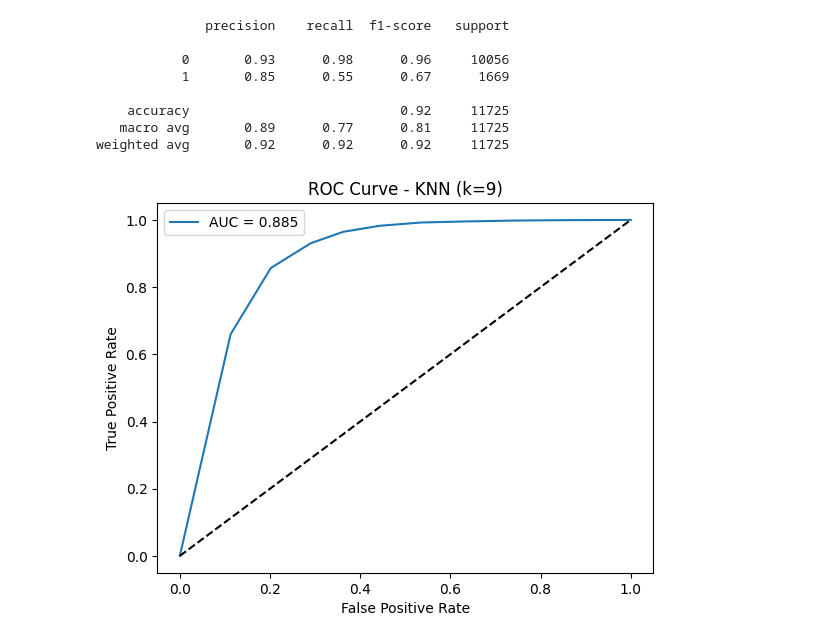
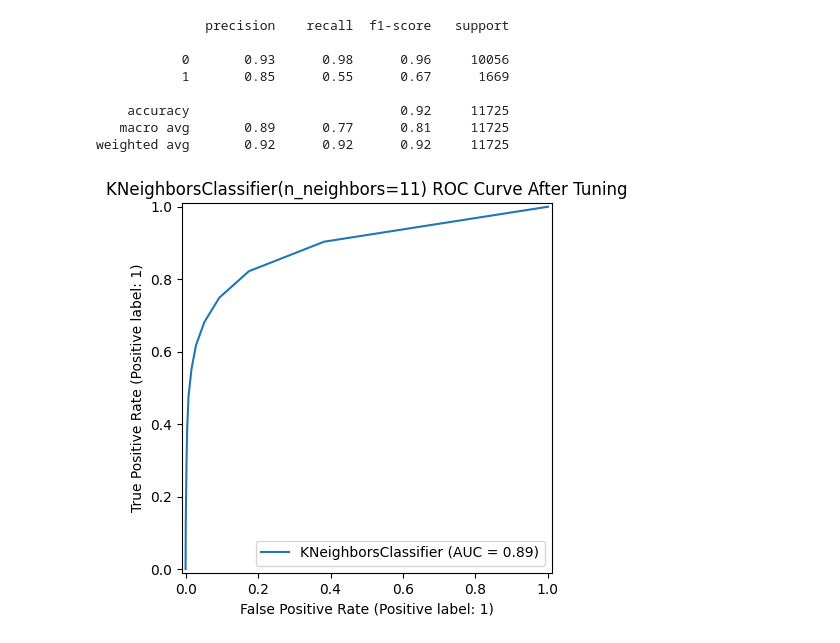
Before and after one commit to abdulraheem05/Loan-Approval, a Jupyter notebook: Notebook_2.ipynb, the cells around one changed output. Cells and saved outputs as stored; diff of their text form; code cells hidden in the pictures.

```diff
--- a/Notebook_2.ipynb
+++ b/Notebook_2.ipynb
@@ -185,20 +236,13 @@ print(classification_report(y_test, y_pred_best))
    macro avg       0.89      0.77      0.81     11725
 weighted avg       0.92      0.92      0.92     11725
 # %%
-from sklearn.metrics import roc_curve, auc
+# Plot the ROC curve for the tuned best model.
+RocCurveDisplay.from_estimator(best_knn, x_test, y_test)
 
-y_probs = knn.predict_proba(x_test)[:, 0]
-fpr, tpr, thresholds = roc_curve(y_test, y_probs, pos_label=0)
-roc_auc = auc(fpr, tpr)
+# Add a title to the ROC plot.
+plt.title(f'{best_knn} ROC Curve After Tuning')
 
-plt.figure()
-plt.plot(fpr, tpr, label=f"AUC = {roc_auc:.3f}")
-plt.plot([0, 1], [0, 1], 'k--')  # random model
-
-plt.xlabel("False Positive Rate")
-plt.ylabel("True Positive Rate")
-plt.title("ROC Curve - KNN (k=9)")
-plt.legend()
+# Display the ROC plot.
 plt.show()
 # %% [output]
-[figure, old version]
+[figure, new version]
```
Also changed, not shown: parts of 6 cells of this notebook, 2 other files.
